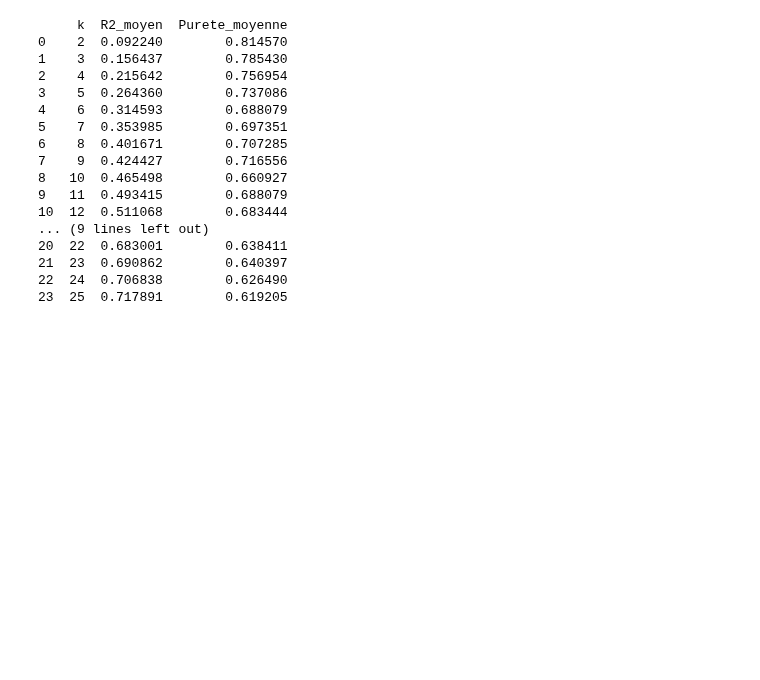
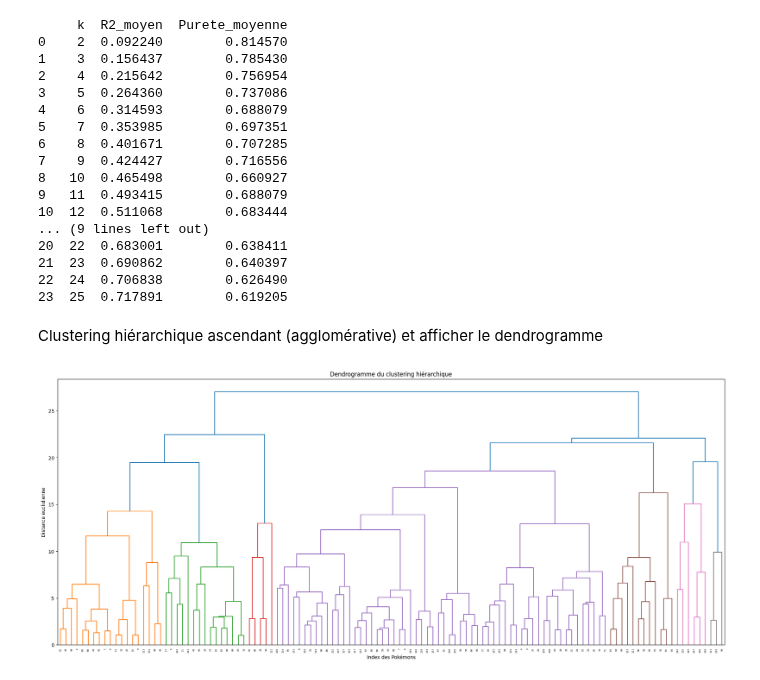
Before and after one commit to olfabre/DataMaining_Master_2, a Jupyter notebook: TP2_1_V2.ipynb, the cells around one changed output. Cells and saved outputs as stored; diff of their text form; code cells hidden in the pictures; blank space fills up the shorter version.

```diff
--- a/TP2_1_V2.ipynb
+++ b/TP2_1_V2.ipynb
@@ -389,3 +389,44 @@ print(results)
 21  23  0.690862        0.640397
 22  24  0.706838        0.626490
 23  25  0.717891        0.619205
+# %% [markdown]
+Clustering hiérarchique ascendant (agglomérative) et afficher le dendrogramme
+# %%
+import pandas as pd
+import numpy as np
+from sklearn.preprocessing import StandardScaler
+from scipy.cluster.hierarchy import linkage, dendrogram
+import matplotlib.pyplot as plt
+
+# Chargement des données
+df = pd.read_csv('pokemons_first.csv')
+
+# Vérification et suppression des valeurs manquantes ou illimitées
+df = df.replace([np.inf, -np.inf], np.nan)
+df = df.dropna()
+
+# Sélection des colonnes numériques
+cols_num = df.select_dtypes(include=['float64', 'int64']).columns
+X = df[cols_num]
+
+# Standardisation des données
+scaler = StandardScaler()
+X_scaled = scaler.fit_transform(X)
+
+# Clustering hiérarchique ascendant
+linked = linkage(X_scaled, 'ward')
+
+# Création du dendrogramme
+plt.figure(figsize=(25, 10))
+dendrogram(linked,
+          orientation='top',
+          labels=df.index,
+          distance_sort='descending',
+          show_leaf_counts=True)
+
+plt.title('Dendrogramme du clustering hiérarchique')
+plt.xlabel('Index des Pokémons')
+plt.ylabel('Distance euclidienne')
+plt.show()
+# %% [output]
+[figure, added]
```
